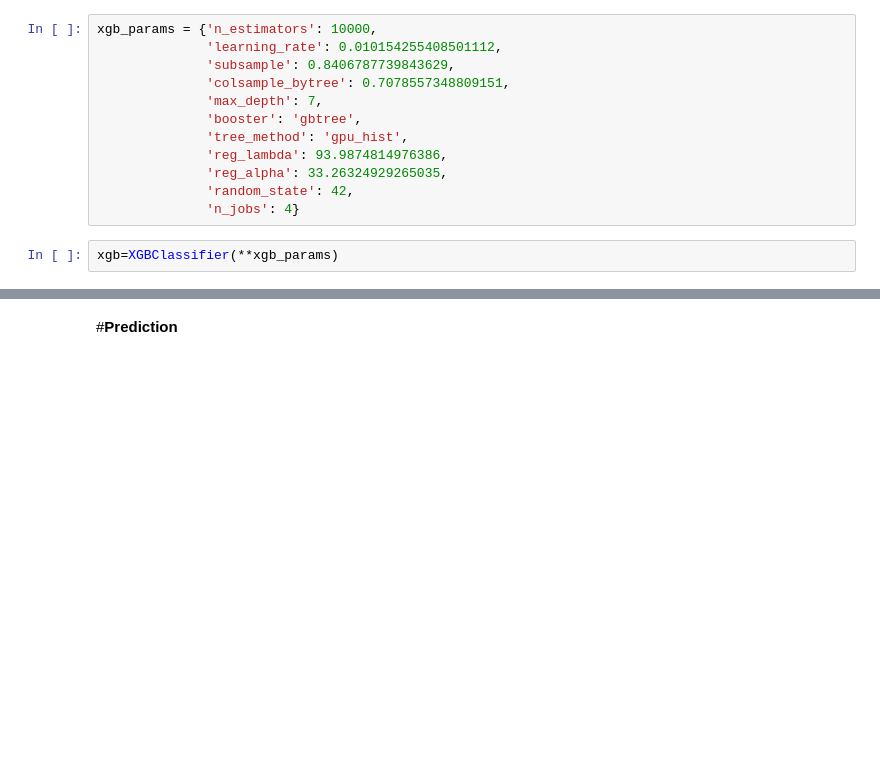
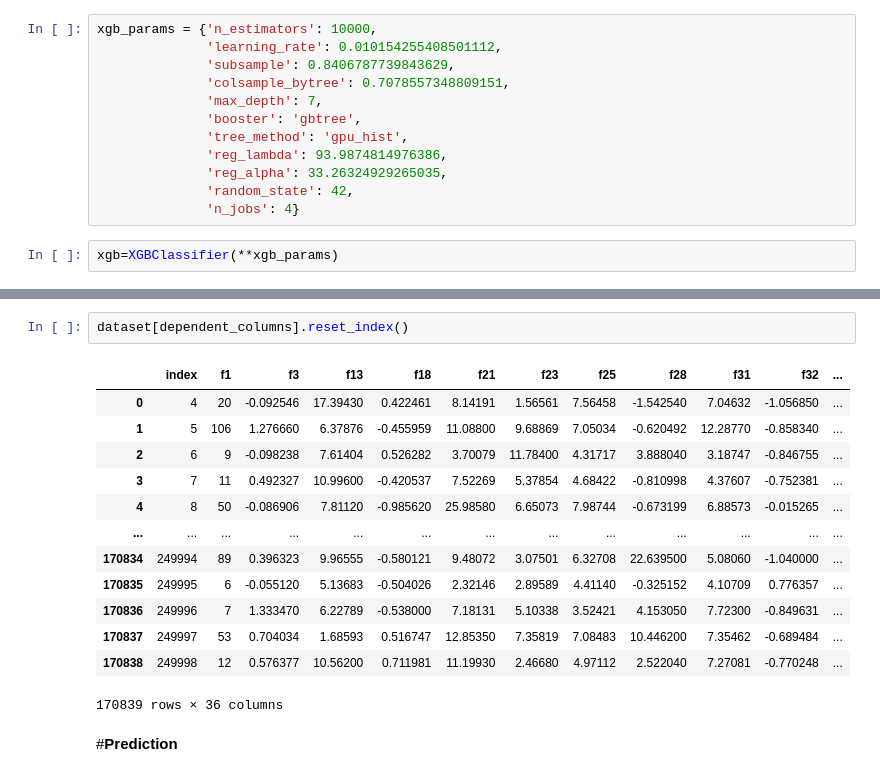
Before and after one commit to venkat2ram/AI_Playground, a Jupyter notebook: Tabular_Playground_Series_Aug_2021.ipynb, the cells around one changed output, grey strips where cells are left out. Drawn from its saved outputs; the diff is of its cells as text; blank space fills up the shorter version.

```diff
--- a/Tabular_Playground_Series_Aug_2021.ipynb
+++ b/Tabular_Playground_Series_Aug_2021.ipynb
@@ -192,3 +269,19 @@ mean_squared_error(y_test,xgb.predict(X_test))**0.5
+# %%
+dataset[dependent_columns].reset_index()
+# %% [output]
+|  | index | f1 | f3 | f13 | f18 | f21 | f23 | f25 | f28 | f31 | f32 | ... |
+| 0 | 4 | 20 | -0.092546 | 17.39430 | 0.422461 | 8.14191 | 1.56561 | 7.56458 | -1.542540 | 7.04632 | -1.056850 | ... |
+| 1 | 5 | 106 | 1.276660 | 6.37876 | -0.455959 | 11.08800 | 9.68869 | 7.05034 | -0.620492 | 12.28770 | -0.858340 | ... |
+| 2 | 6 | 9 | -0.098238 | 7.61404 | 0.526282 | 3.70079 | 11.78400 | 4.31717 | 3.888040 | 3.18747 | -0.846755 | ... |
+| 3 | 7 | 11 | 0.492327 | 10.99600 | -0.420537 | 7.52269 | 5.37854 | 4.68422 | -0.810998 | 4.37607 | -0.752381 | ... |
+| 4 | 8 | 50 | -0.086906 | 7.81120 | -0.985620 | 25.98580 | 6.65073 | 7.98744 | -0.673199 | 6.88573 | -0.015265 | ... |
+| ... | ... | ... | ... | ... | ... | ... | ... | ... | ... | ... | ... | ... |
+| 170834 | 249994 | 89 | 0.396323 | 9.96555 | -0.580121 | 9.48072 | 3.07501 | 6.32708 | 22.639500 | 5.08060 | -1.040000 | ... |
+| 170835 | 249995 | 6 | -0.055120 | 5.13683 | -0.504026 | 2.32146 | 2.89589 | 4.41140 | -0.325152 | 4.10709 | 0.776357 | ... |
+| 170836 | 249996 | 7 | 1.333470 | 6.22789 | -0.538000 | 7.18131 | 5.10338 | 3.52421 | 4.153050 | 7.72300 | -0.849631 | ... |
+| 170837 | 249997 | 53 | 0.704034 | 1.68593 | 0.516747 | 12.85350 | 7.35819 | 7.08483 | 10.446200 | 7.35462 | -0.689484 | ... |
+| 170838 | 249998 | 12 | 0.576377 | 10.56200 | 0.711981 | 11.19930 | 2.46680 | 4.97112 | 2.522040 | 7.27081 | -0.770248 | ... |
+170839 rows × 36 columns
 # %% [markdown]
 #**Prediction**
 # %%
```
Also changed, not shown: parts of 14 cells of this notebook.
